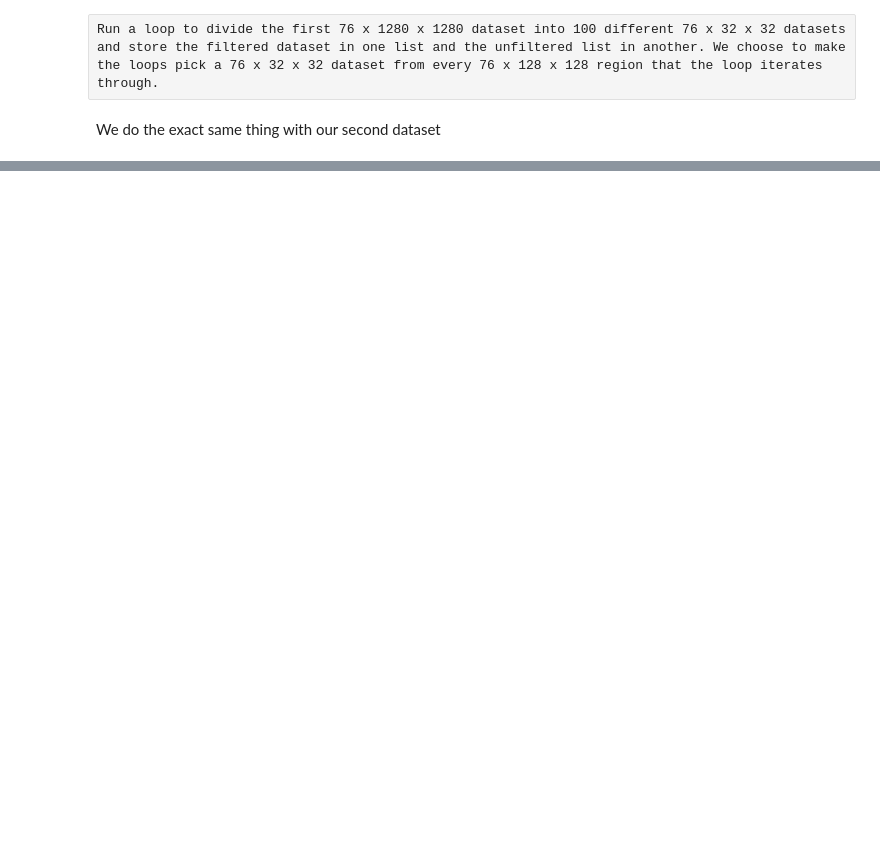
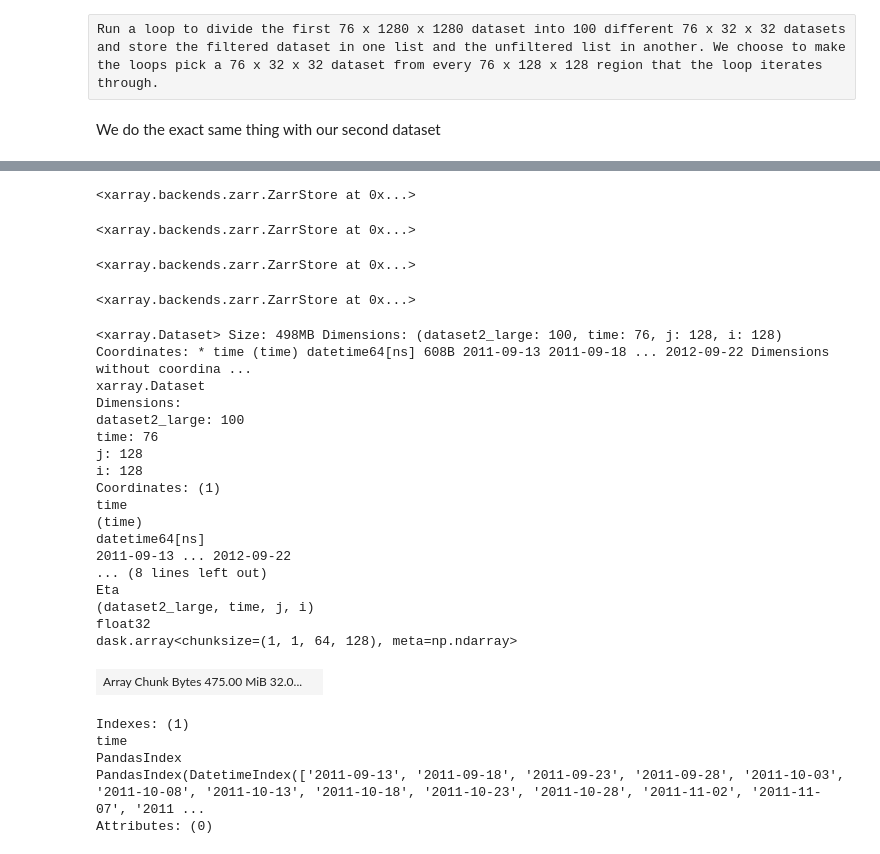
Before and after one commit to roadrunnerstorm/leap-ocean-transport, a Jupyter notebook: project.ipynb, the cells around one changed output, grey strips where cells are left out. Cells and saved outputs as stored; diff of their text form; code cells hidden in the pictures; blank space fills up the shorter version.

```diff
--- a/project.ipynb
+++ b/project.ipynb
@@ -250,0 +214,50 @@ Attributes: (0)
+# %%
+user_path = "gs://leap-persistent/funky-user"  # 👀 make sure to prepend `gs://` to the path or xarray will interpret this as a local path
+store_name = "ds1_filtered_32.zarr"
+ds1_filtered.to_zarr(f"{user_path}/{store_name}")
+# %% [output]
+<xarray.backends.zarr.ZarrStore at 0x...>
+# %%
+store_name = "ds1_unfiltered_128.zarr"
+ds1_unfiltered.to_zarr(f"{user_path}/{store_name}")
+# %% [output]
+<xarray.backends.zarr.ZarrStore at 0x...>
+# %%
+store_name = "ds2_filtered_32.zarr"
+ds2_filtered.to_zarr(f"{user_path}/{store_name}")
+# %% [output]
+<xarray.backends.zarr.ZarrStore at 0x...>
+# %%
+store_name = "ds2_unfiltered_128.zarr"
+ds2_unfiltered.to_zarr(f"{user_path}/{store_name}")
+# %% [output]
+<xarray.backends.zarr.ZarrStore at 0x...>
+# %%
+ds2_128 = xr.open_dataset(
+    "gs://leap-persistent/funky-user/ds2_unfiltered_128.zarr", engine="zarr", chunks={}
+)
+ds2_128
+# %% [output]
+<xarray.Dataset> Size: 498MB Dimensions: (dataset2_large: 100, time: 76, j: 128, i: 128) Coordinates: * time (time) datetime64[ns] 608B 2011-09-13 2011-09-18 ... 2012-09-22 Dimensions without coordina ...
+xarray.Dataset
+Dimensions:
+dataset2_large: 100
+time: 76
+j: 128
+i: 128
+Coordinates: (1)
+time
+(time)
+datetime64[ns]
+2011-09-13 ... 2012-09-22
+... (8 lines left out)
+Eta
+(dataset2_large, time, j, i)
+float32
+dask.array<chunksize=(1, 1, 64, 128), meta=np.ndarray>
+| Array Chunk Bytes 475.00 MiB 32.0... |  |
+Indexes: (1)
+time
+PandasIndex
+PandasIndex(DatetimeIndex(['2011-09-13', '2011-09-18', '2011-09-23', '2011-09-28', '2011-10-03', '2011-10-08', '2011-10-13', '2011-10-18', '2011-10-23', '2011-10-28', '2011-11-02', '2011-11-07', '2011 ...
+Attributes: (0)
```
Also changed, not shown: parts of 19 cells of this notebook.
